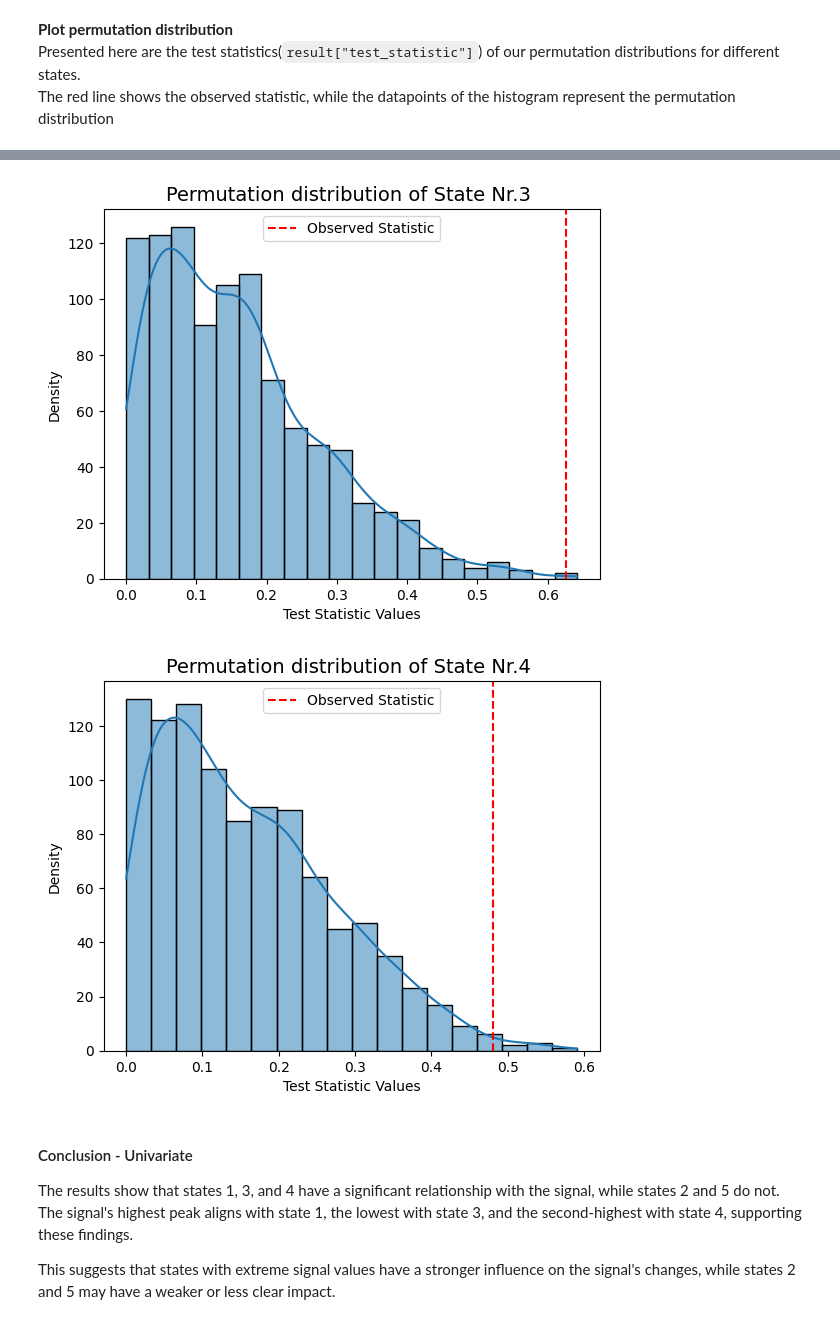
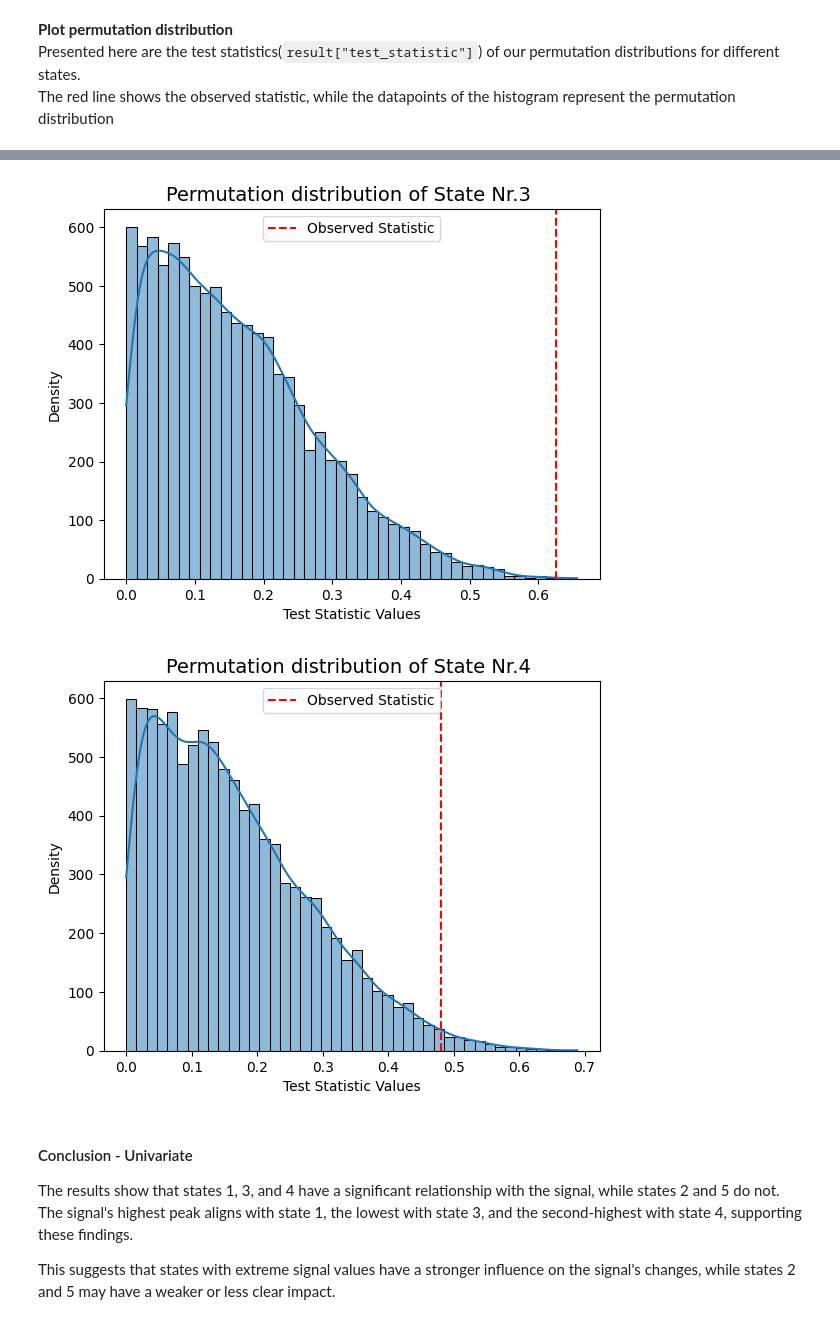
Before and after one commit to vidaurre/glhmm, a Jupyter notebook: docs/notebooks/Testing_across_visits.ipynb, the cells around one changed output, grey strips where cells are left out. Drawn from its saved outputs; the diff is of its cells as text; code cells hidden in the pictures.

```diff
--- a/docs/notebooks/Testing_across_visits.ipynb
+++ b/docs/notebooks/Testing_across_visits.ipynb
@@ -253,7 +253,7 @@
 # %%
 # Set the parameters for across_visits testing
 method = "univariate"
-Nperm = 1000
+Nperm = 10_000
 result_univariate  =statistics.test_across_state_visits(vpath,
                                                         sig_data,
                                                         method=method,
@@ -332,6 +329,6 @@ The red line shows the observed statistic, while the datapoints of the histogram
 # Plot test statistics for pvals
 significant_timestamp_position = np.where(pval_corrected < alpha)
 for i in significant_timestamp_position[0]:
-    graphics.plot_permutation_distribution(result_univariate["test_statistics"][:,i],
+    graphics.plot_permutation_distribution(result_univariate["base_statistics_perms"][:,i],
                                            title_text=f"Permutation distribution of State Nr.{i+1} ")
 # %% [output]
@@ -339,5 +336,5 @@ for i in significant_timestamp_position[0]:
-[figure, old version]
+[figure, new version]
-[figure, old version]
+[figure, new version]
 # %% [markdown]
 #### Conclusion - Univariate
 The results show that states 1, 3, and 4 have a significant relationship with the signal, while states 2 and 5 do not. The signal's highest peak aligns with state 1, the lowest with state 3, and the second-highest with state 4, supporting these findings.
```
Also changed, not shown: parts of 19 cells of this notebook, 5 other files.
